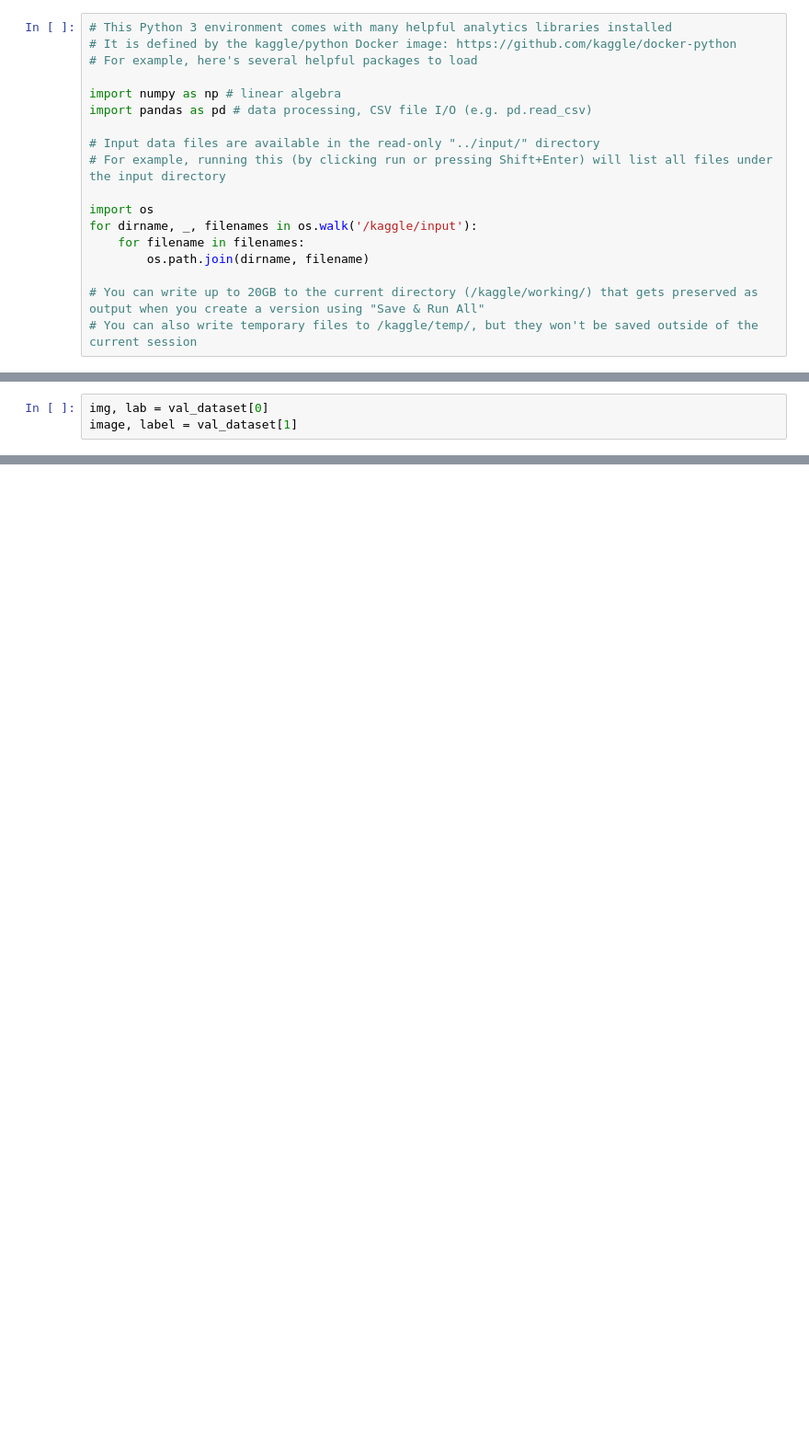
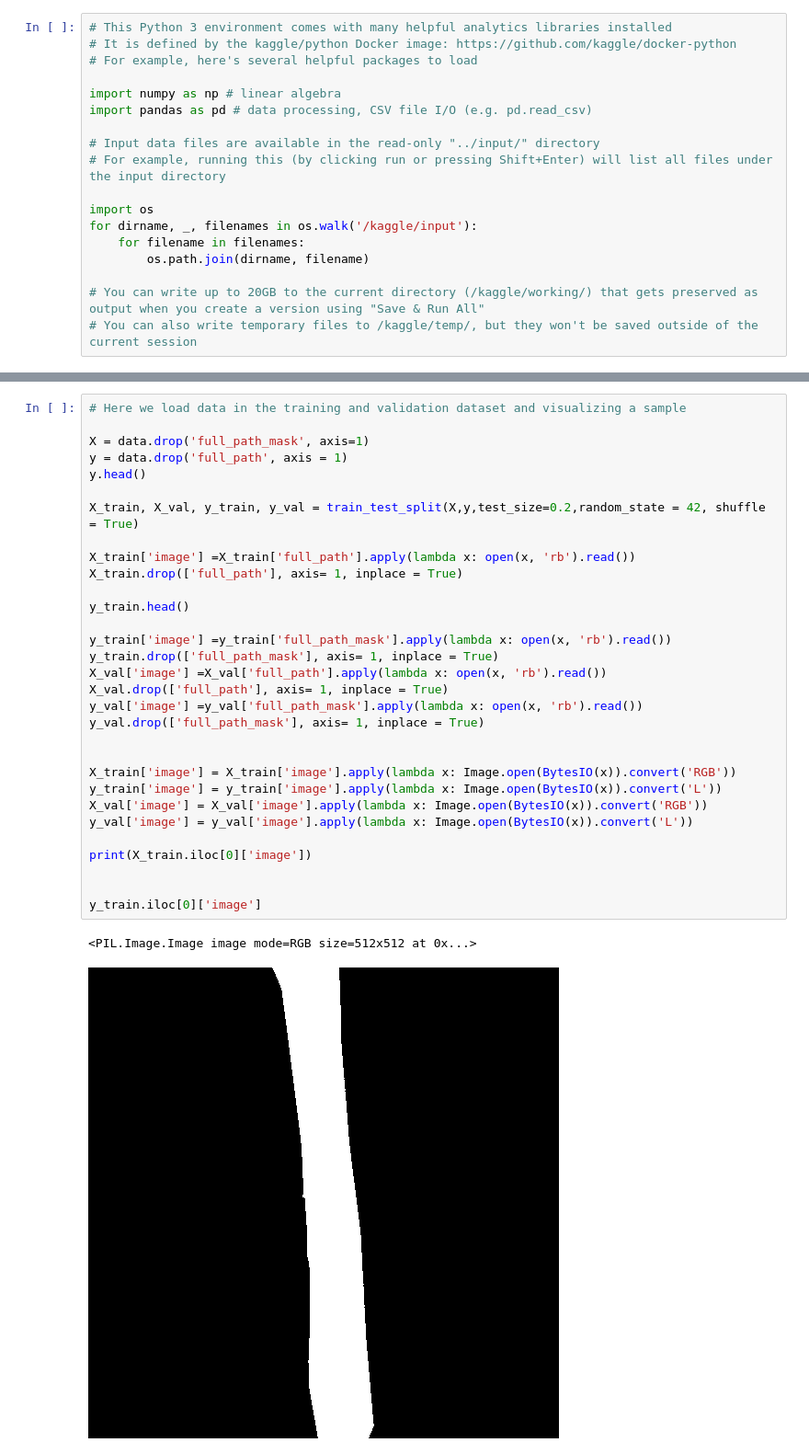
Before and after one commit to popodrago/Computer-Vision, a Jupyter notebook: Tree segmentation task.ipynb, the cells around one changed output, grey strips where cells are left out. Shown at 92% size. Drawn from its saved outputs; the diff is of its cells as text; blank space fills up the shorter version.

```diff
--- a/Tree segmentation task.ipynb
+++ b/Tree segmentation task.ipynb
@@ -389,3 +18,0 @@ Final Accuracy: 0.9417
-# %%
-img, lab = val_dataset[0]
-image, label = val_dataset[1]
@@ -444,0 +130,34 @@ plt.show()
+# %%
+# Here we load data in the training and validation dataset and visualizing a sample
+
+X = data.drop('full_path_mask', axis=1)
+y = data.drop('full_path', axis = 1)
+y.head()
+
+X_train, X_val, y_train, y_val = train_test_split(X,y,test_size=0.2,random_state = 42, shuffle = True)
+
+X_train['image'] =X_train['full_path'].apply(lambda x: open(x, 'rb').read())
+X_train.drop(['full_path'], axis= 1, inplace = True)
+
+y_train.head()
+
+y_train['image'] =y_train['full_path_mask'].apply(lambda x: open(x, 'rb').read())
+y_train.drop(['full_path_mask'], axis= 1, inplace = True)
+X_val['image'] =X_val['full_path'].apply(lambda x: open(x, 'rb').read())
+X_val.drop(['full_path'], axis= 1, inplace = True)
+y_val['image'] =y_val['full_path_mask'].apply(lambda x: open(x, 'rb').read())
+y_val.drop(['full_path_mask'], axis= 1, inplace = True)
+
+
+X_train['image'] = X_train['image'].apply(lambda x: Image.open(BytesIO(x)).convert('RGB'))
+y_train['image'] = y_train['image'].apply(lambda x: Image.open(BytesIO(x)).convert('L'))
+X_val['image'] = X_val['image'].apply(lambda x: Image.open(BytesIO(x)).convert('RGB'))
+y_val['image'] = y_val['image'].apply(lambda x: Image.open(BytesIO(x)).convert('L'))
+
+print(X_train.iloc[0]['image'])
+
+
+y_train.iloc[0]['image']
+# %% [output]
+<PIL.Image.Image image mode=RGB size=512x512 at 0x...>
+[figure, added]
```
Also changed, not shown: parts of 62 cells of this notebook.
